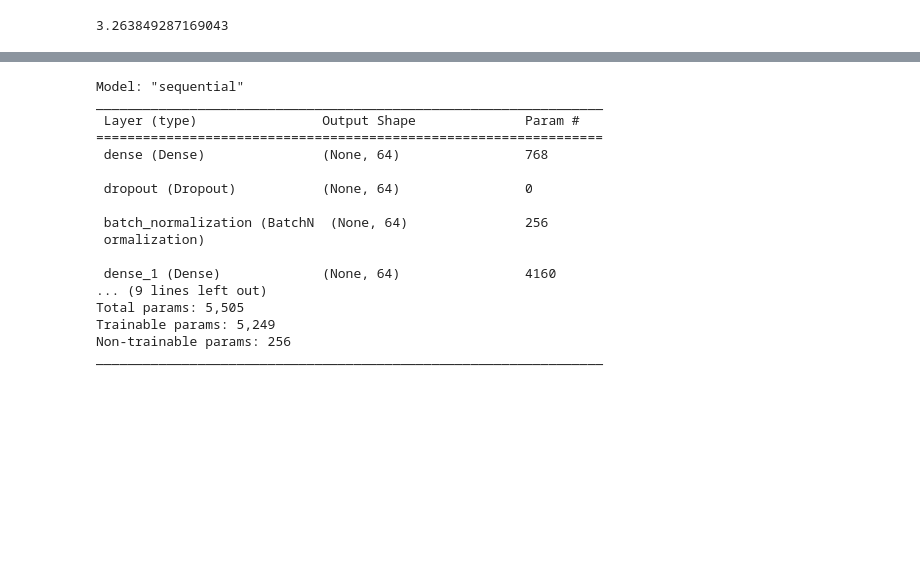
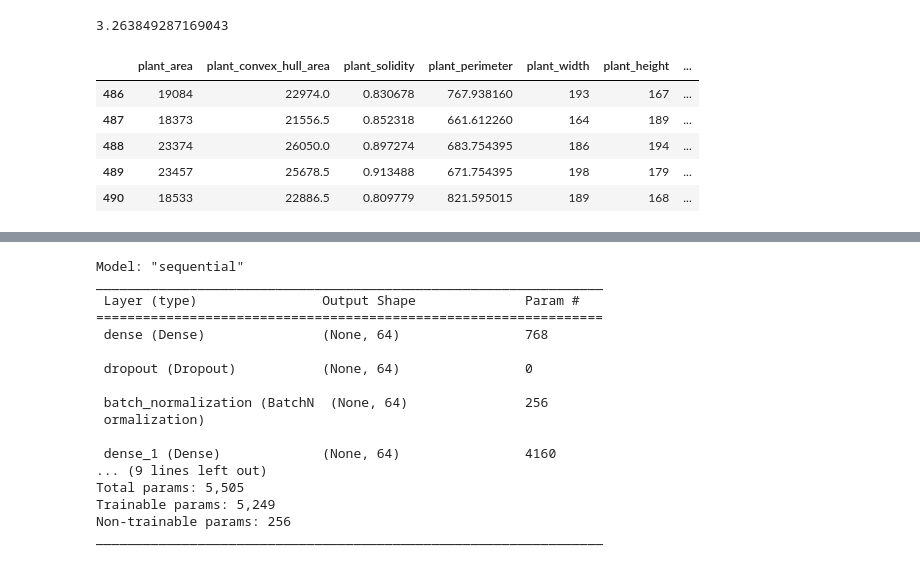
Before and after one commit to SaucyBoi21/PlantFlow, a Jupyter notebook: models/regression/LDW.ipynb, the cells around one changed output, grey strips where cells are left out. Cells and saved outputs as stored; diff of their text form; code cells hidden in the pictures; blank space fills up the shorter version.

```diff
--- a/models/regression/LDW.ipynb
+++ b/models/regression/LDW.ipynb
@@ -34,8 +34,16 @@ df['LDW_g'].mean()
 # %%
 X = get_X_df(data_filepath)
 y = get_y_df(data_filepath, "LDW_g")
 #X.tail()
 X_train, X_test, y_train, y_test = data_prep(X, y)
+X.tail()
+# %% [output]
+|  | plant_area | plant_convex_hull_area | plant_solidity | plant_perimeter | plant_width | plant_height | ... |
+| 486 | 19084 | 22974.0 | 0.830678 | 767.938160 | 193 | 167 | ... |
+| 487 | 18373 | 21556.5 | 0.852318 | 661.612260 | 164 | 189 | ... |
+| 488 | 23374 | 26050.0 | 0.897274 | 683.754395 | 186 | 194 | ... |
+| 489 | 23457 | 25678.5 | 0.913488 | 671.754395 | 198 | 179 | ... |
+| 490 | 18533 | 22886.5 | 0.809779 | 821.595015 | 189 | 168 | ... |
 # %%
 model = build_LDW_model()
 print('Input shape:', X_train[0].shape)
```
Also changed, not shown: parts of 3 cells of this notebook, 1 other file.
